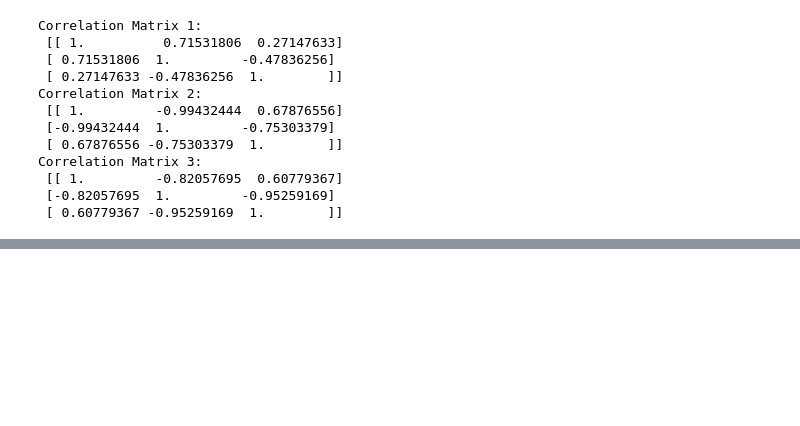
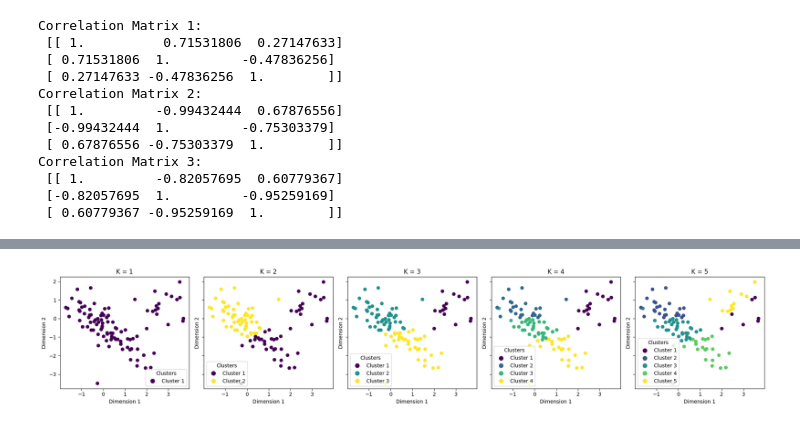
Before and after one commit to timryall/STAT3006, a Jupyter notebook: tutorials/tut2.ipynb, the cells around one changed output, grey strips where cells are left out. Drawn from its saved outputs; the diff is of its cells as text; code cells hidden in the pictures; blank space fills up the shorter version.

```diff
--- a/tutorials/tut2.ipynb
+++ b/tutorials/tut2.ipynb
@@ -68,0 +216,35 @@ Correlation Matrix 3:
+# %%
+import numpy as np
+import matplotlib.pyplot as plt
+from sklearn.cluster import KMeans
+
+# Assuming 'observations' contains the 100 observations (3-dimensional data points)
+
+# Define a range of K values
+K_values = range(1, 6)
+
+# Choose which dimensions to plot (e.g., dimensions 0 and 1)
+dim1, dim2 = 0, 1
+
+# Create subplots for each K value
+fig, axs = plt.subplots(1, len(K_values), figsize=(20, 4), sharey=True)
+
+# Perform K-means clustering for each K and plot
+for idx, K in enumerate(K_values):
+    kmeans = KMeans(n_clusters=K, random_state=42)
+    labels = kmeans.fit_predict(observations)  # Predict cluster labels for the original data
+
+    ax = axs[idx]
+    scatter = ax.scatter(observations[:, dim1], observations[:, dim2], c=labels, cmap='viridis', marker='o')
+    ax.set_title(f'K = {K}')
+    ax.set_xlabel(f'Dimension {dim1 + 1}')
+    ax.set_ylabel(f'Dimension {dim2 + 1}')
+
+    # Create a legend
+    handles = [plt.Line2D([0], [0], marker='o', color='w', markerfacecolor=scatter.cmap(scatter.norm(i)), markersize=10) for i in range(K)]
+    ax.legend(handles, [f'Cluster {i+1}' for i in range(K)], title="Clusters")
+
+plt.tight_layout()
+plt.show()
+# %% [output]
+[figure, added]
```
Also changed, not shown: parts of 8 cells of this notebook.
